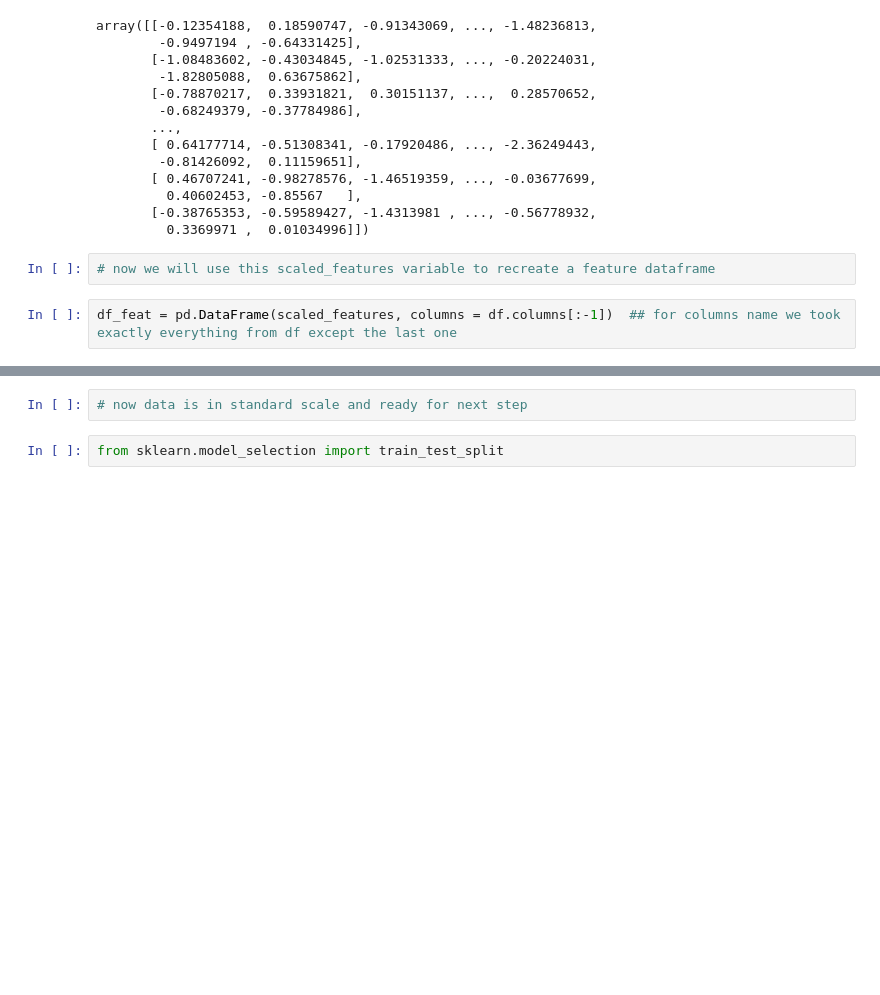
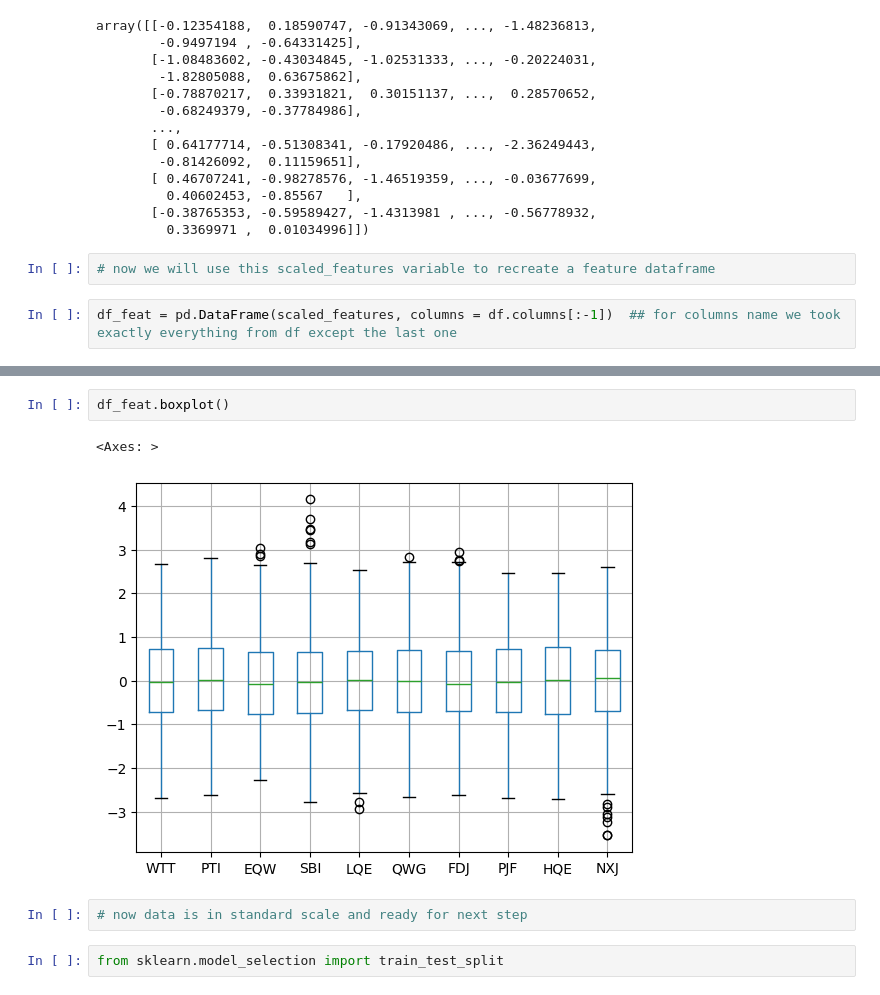
Before and after one commit to Mamun-75/Python-For-Data-Science-and-Machine-Learning, a Jupyter notebook: K_Nearest_Neighbors_implementation.ipynb, the cells around one changed output, grey strips where cells are left out. Saved outputs shown, nothing was run; the diff lists cells and outputs as text; blank space fills up the shorter version.

```diff
--- a/K_Nearest_Neighbors_implementation.ipynb
+++ b/K_Nearest_Neighbors_implementation.ipynb
@@ -91,3 +96,8 @@ df_feat.head()
+# %%
+df_feat.boxplot()
+# %% [output]
+<Axes: >
+[figure, added]
 # %%
 # now data is in standard scale and ready for next step
 # %%
```
Also changed, not shown: parts of 1 cell of this notebook.
